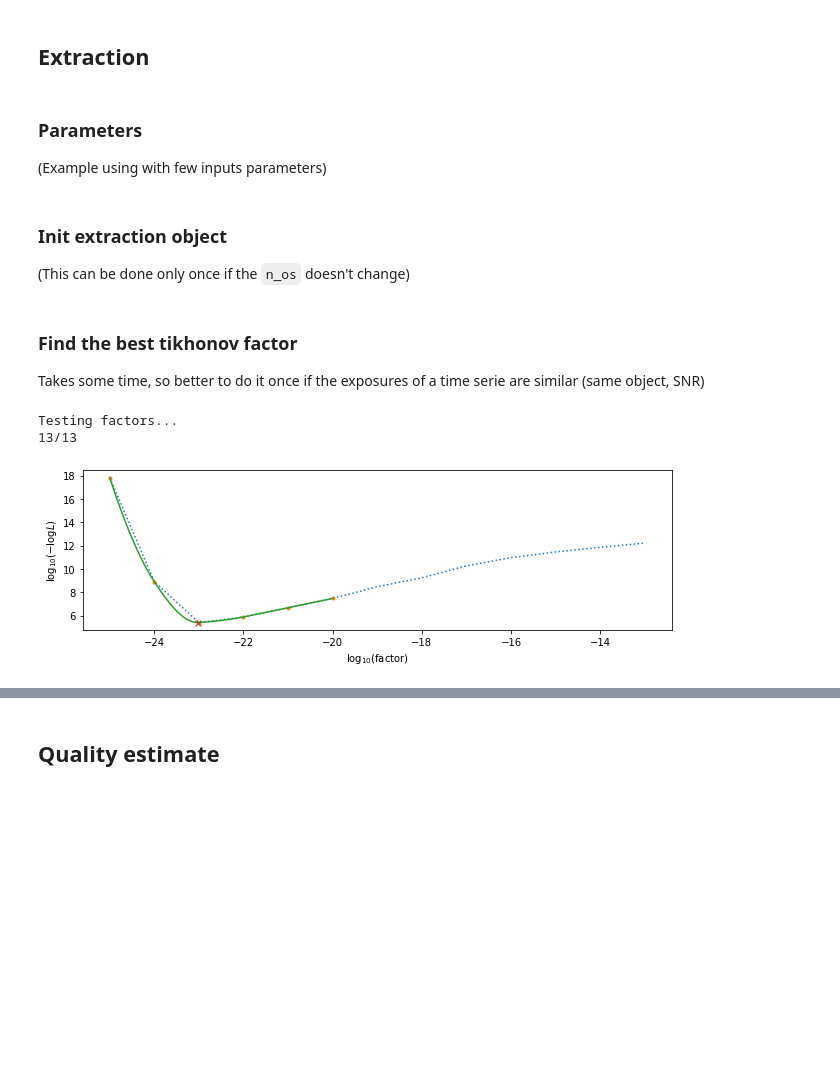
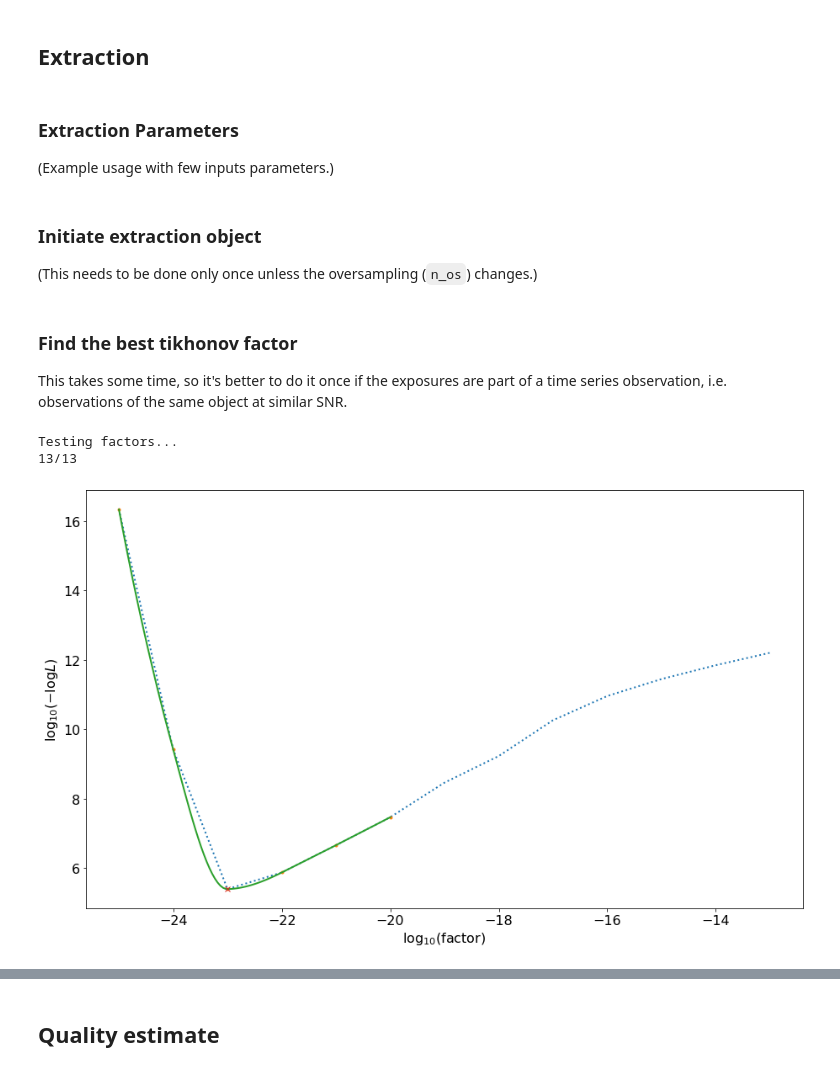
Before and after one commit to njcuk9999/jwst-mtl, a Jupyter notebook: SOSS/Tikhonov_extraction.ipynb, the cells around one changed output, grey strips where cells are left out. Drawn from its saved outputs; the diff is of its cells as text; code cells hidden in the pictures; blank space fills up the shorter version.

Commit message:
First review of the Tikhonov extraction example.

```diff
--- a/SOSS/Tikhonov_extraction.ipynb
+++ b/SOSS/Tikhonov_extraction.ipynb
@@ -21,23 +19,25 @@ from extract.overlap import TrpzOverlap
 ### Matplotlib defaults
 # %%
 %matplotlib inline
-# %%
-plt.rc('figure', figsize=(9,3))
-plt.rcParams["image.cmap"] = "inferno"
+# %%
+plt.rc('figure', figsize=(13,8))  # TODO I've changed these settings to be more to my liking.
+plt.rc('font', size=16)
+plt.rc('image', cmap='inferno')
+plt.rc('lines', lw=2)
 # %% [markdown]
 ## Read some ref files
 # %%
-# Read relevant files
-wv_1 = fits.open("extract/Ref_files/wavelengths_m1.fits")[0].data
-wv_2 = fits.open("extract/Ref_files/wavelengths_m2.fits")[0].data
-P1 = fits.open("extract/Ref_files/spat_profile_m1.fits")[0].data.squeeze()
-P2 = fits.open("extract/Ref_files/spat_profile_m2.fits")[0].data.squeeze()
+# Read relevant files TODO maybe we could make a a function that does this in utils?
+wv_1 = fits.getdata("extract/Ref_files/wavelengths_m1.fits")  # TODO I think it would be good to make the variable names a bit more verbose.
+wv_2 = fits.getdata("extract/Ref_files/wavelengths_m2.fits")
+P1 = fits.getdata("extract/Ref_files/spat_profile_m1.fits").squeeze()
+P2 = fits.getdata("extract/Ref_files/spat_profile_m2.fits").squeeze()
 
 # Convert to float (fits precision is 1e-8)
-wv_1 = wv_1.astype(float)
-wv_2 = wv_2.astype(float)
-P1 = P1.astype(float)
-P2 = P2.astype(float)
+wv_1 = wv_1.astype('float64')
+wv_2 = wv_2.astype('float64')
+P1 = P1.astype('float64')
+P2 = P2.astype('float64')
 # %% [markdown]
 ## Load simulation
 # %%
@@ -51,8 +51,8 @@ data = simu["data"]
 # %% [markdown]
 ## Extraction
 # %% [markdown]
-### Parameters
-(Example using with few inputs parameters)
+### Extraction Parameters
+(Example usage with few inputs parameters.)
 # %%
 params = {}
 
@@ -67,26 +67,26 @@ params["thresh"] = 1e-3
 # %% [markdown]
-### Init extraction object
-(This can be done only once if the `n_os` doesn't change)
+### Initiate extraction object
+(This needs to be done only once unless the oversampling (`n_os`) changes.)
 # %%
-extra = TrpzOverlap([P1, P2], [wv_1, wv_2], **params)
+extract = TrpzOverlap([P1, P2], [wv_1, wv_2], **params)
 # %% [markdown]
 ### Find the best tikhonov factor
-Takes some time, so better to do it once if the exposures of a time serie are similar (same object, SNR)
+This takes some time, so it's better to do it once if the exposures are part of a time series observation, i.e. observations of the same object at similar SNR.
 # %%
-# Determine which factors to tests
-factors = 10.**(np.arange(-25, -12, 1))
+# Determine which factors to tests.
+factors = 10.**(np.arange(-25, -12, 1))  # TODO Maybe use np.logspace(-25, -12, 14) or similar?
 
-# Noise estimate to weight the pixels
-# Poisson noise + background noise
+# Noise estimate to weigh the pixels.
+# Poisson noise + background noise.
 sig = np.sqrt(data + bkgd_noise**2)
 
-# Tests all these factors
-tests = extra.get_tikho_tests(factors=factors, data=data, sig=sig)
+# Tests all these factors.
+tests = extract.get_tikho_tests(factors=factors, data=data, sig=sig)  # TODO sig is the uncertainty on the date here so it might be good to call it that?
 
-# Find the best factor
-best_fac = extra.best_tikho_factor(tests=tests, i_plot=True)
+# Find the best factor.
+best_fac = extract.best_tikho_factor(tests=tests, i_plot=True)
 # %% [output]
 Testing factors...
 13/13
-[figure, old version]
+[figure, new version]
 # %%
```
Also changed, not shown: parts of 15 cells of this notebook.
